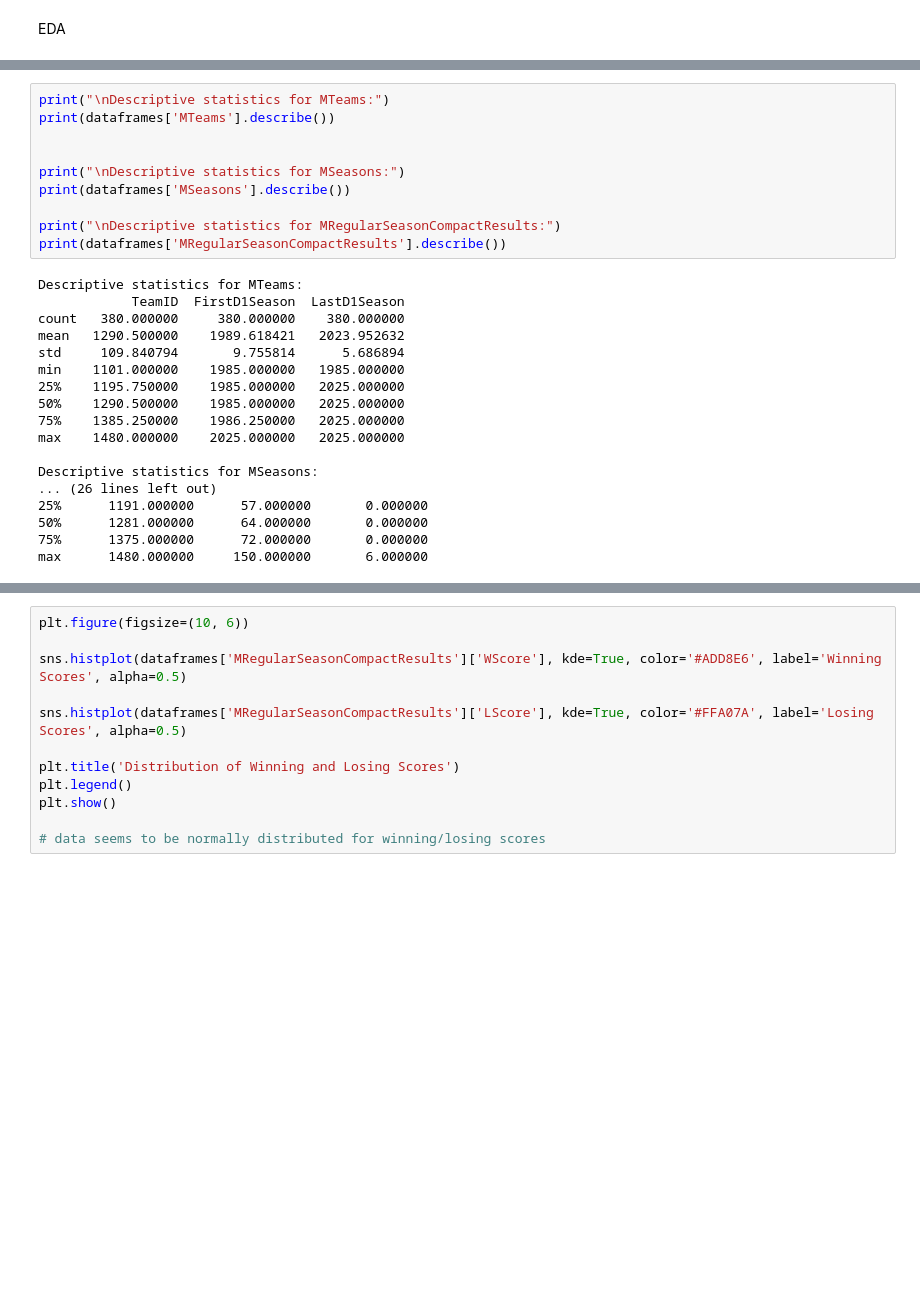
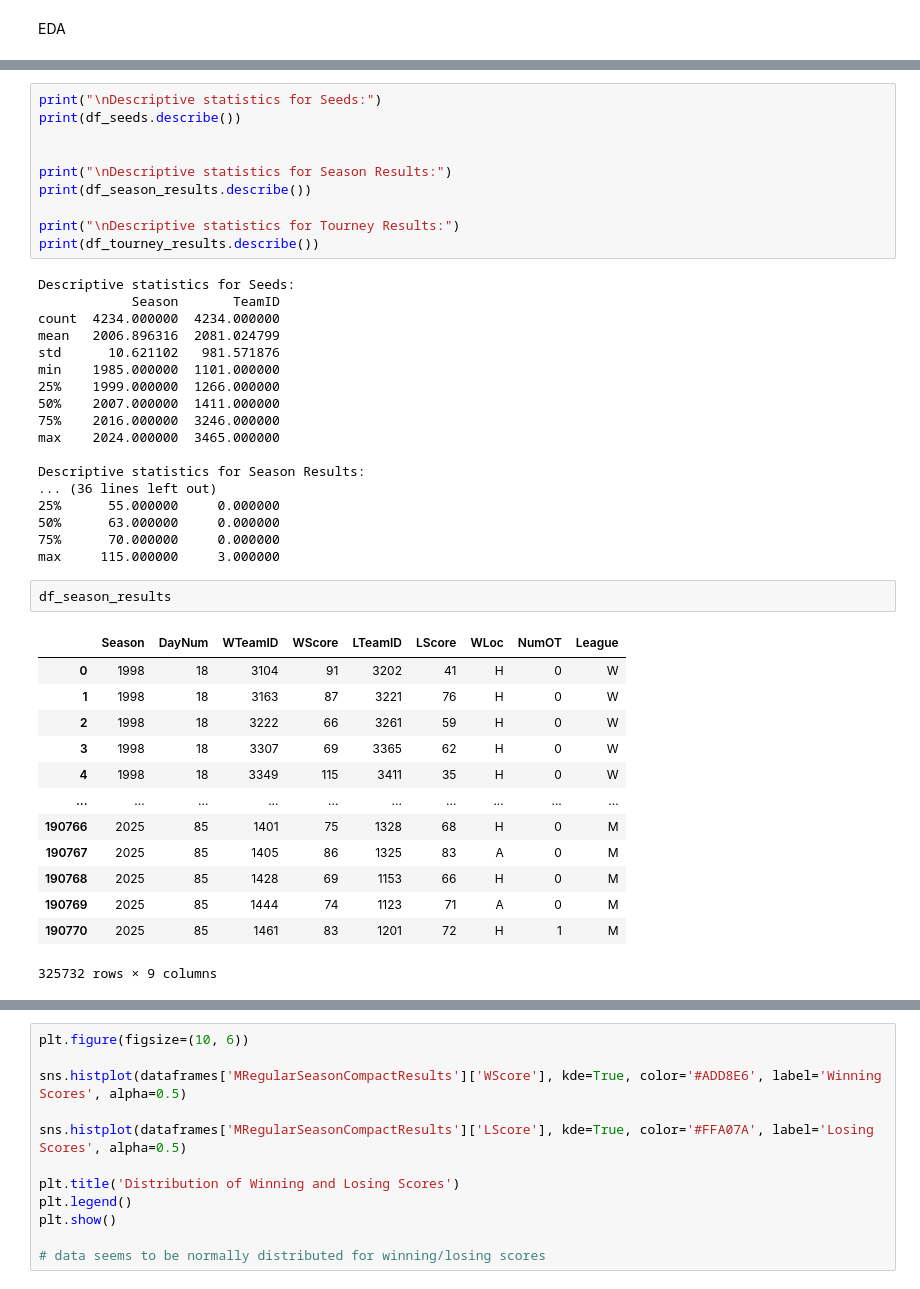
Before and after one commit to faroquehassan/mmlm-2025, a Jupyter notebook: notebook.ipynb, the cells around one changed output, grey strips where cells are left out. Drawn from its saved outputs; the diff is of its cells as text; blank space fills up the shorter version.

```diff
--- a/notebook.ipynb
+++ b/notebook.ipynb
@@ -91,28 +105,44 @@ WTeamSpellings
 # %%
-print("\nDescriptive statistics for MTeams:")
-print(dataframes['MTeams'].describe())
+print("\nDescriptive statistics for Seeds:")
+print(df_seeds.describe())
 
 
-print("\nDescriptive statistics for MSeasons:")
-print(dataframes['MSeasons'].describe())
+print("\nDescriptive statistics for Season Results:")
+print(df_season_results.describe())
 
-print("\nDescriptive statistics for MRegularSeasonCompactResults:")
-print(dataframes['MRegularSeasonCompactResults'].describe())
+print("\nDescriptive statistics for Tourney Results:")
+print(df_tourney_results.describe())
 # %% [output]
-Descriptive statistics for MTeams:
-            TeamID  FirstD1Season  LastD1Season
-count   380.000000     380.000000    380.000000
-mean   1290.500000    1989.618421   2023.952632
-std     109.840794       9.755814      5.686894
-min    1101.000000    1985.000000   1985.000000
-25%    1195.750000    1985.000000   2025.000000
-50%    1290.500000    1985.000000   2025.000000
-75%    1385.250000    1986.250000   2025.000000
-max    1480.000000    2025.000000   2025.000000
+Descriptive statistics for Seeds:
+            Season       TeamID
+count  4234.000000  4234.000000
+mean   2006.896316  2081.024799
+std      10.621102   981.571876
+min    1985.000000  1101.000000
+25%    1999.000000  1266.000000
+50%    2007.000000  1411.000000
+75%    2016.000000  3246.000000
+max    2024.000000  3465.000000
 
-Descriptive statistics for MSeasons:
-... (26 lines left out)
-25%      1191.000000      57.000000       0.000000
-50%      1281.000000      64.000000       0.000000
-75%      1375.000000      72.000000       0.000000
-max      1480.000000     150.000000       6.000000
+Descriptive statistics for Season Results:
+... (36 lines left out)
+25%      55.000000     0.000000
+50%      63.000000     0.000000
+75%      70.000000     0.000000
+max     115.000000     3.000000
+# %%
+df_season_results
+# %% [output]
+|  | Season | DayNum | WTeamID | WScore | LTeamID | LScore | WLoc | NumOT | League |
+| 0 | 1998 | 18 | 3104 | 91 | 3202 | 41 | H | 0 | W |
+| 1 | 1998 | 18 | 3163 | 87 | 3221 | 76 | H | 0 | W |
+| 2 | 1998 | 18 | 3222 | 66 | 3261 | 59 | H | 0 | W |
+| 3 | 1998 | 18 | 3307 | 69 | 3365 | 62 | H | 0 | W |
+| 4 | 1998 | 18 | 3349 | 115 | 3411 | 35 | H | 0 | W |
+| ... | ... | ... | ... | ... | ... | ... | ... | ... | ... |
+| 190766 | 2025 | 85 | 1401 | 75 | 1328 | 68 | H | 0 | M |
+| 190767 | 2025 | 85 | 1405 | 86 | 1325 | 83 | A | 0 | M |
+| 190768 | 2025 | 85 | 1428 | 69 | 1153 | 66 | H | 0 | M |
+| 190769 | 2025 | 85 | 1444 | 74 | 1123 | 71 | A | 0 | M |
+| 190770 | 2025 | 85 | 1461 | 83 | 1201 | 72 | H | 1 | M |
+325732 rows × 9 columns
```
Also changed, not shown: parts of 16 cells of this notebook.
